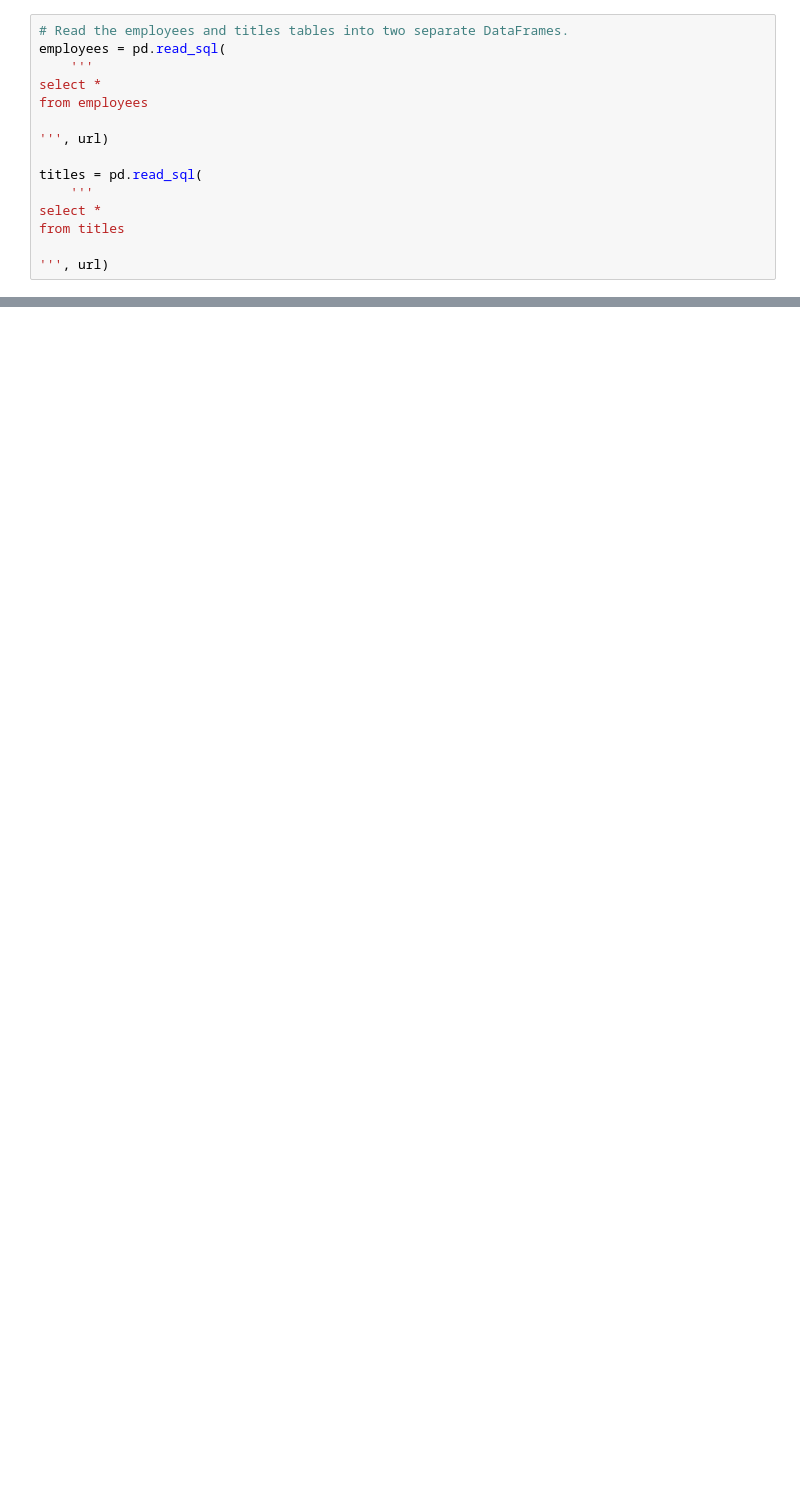
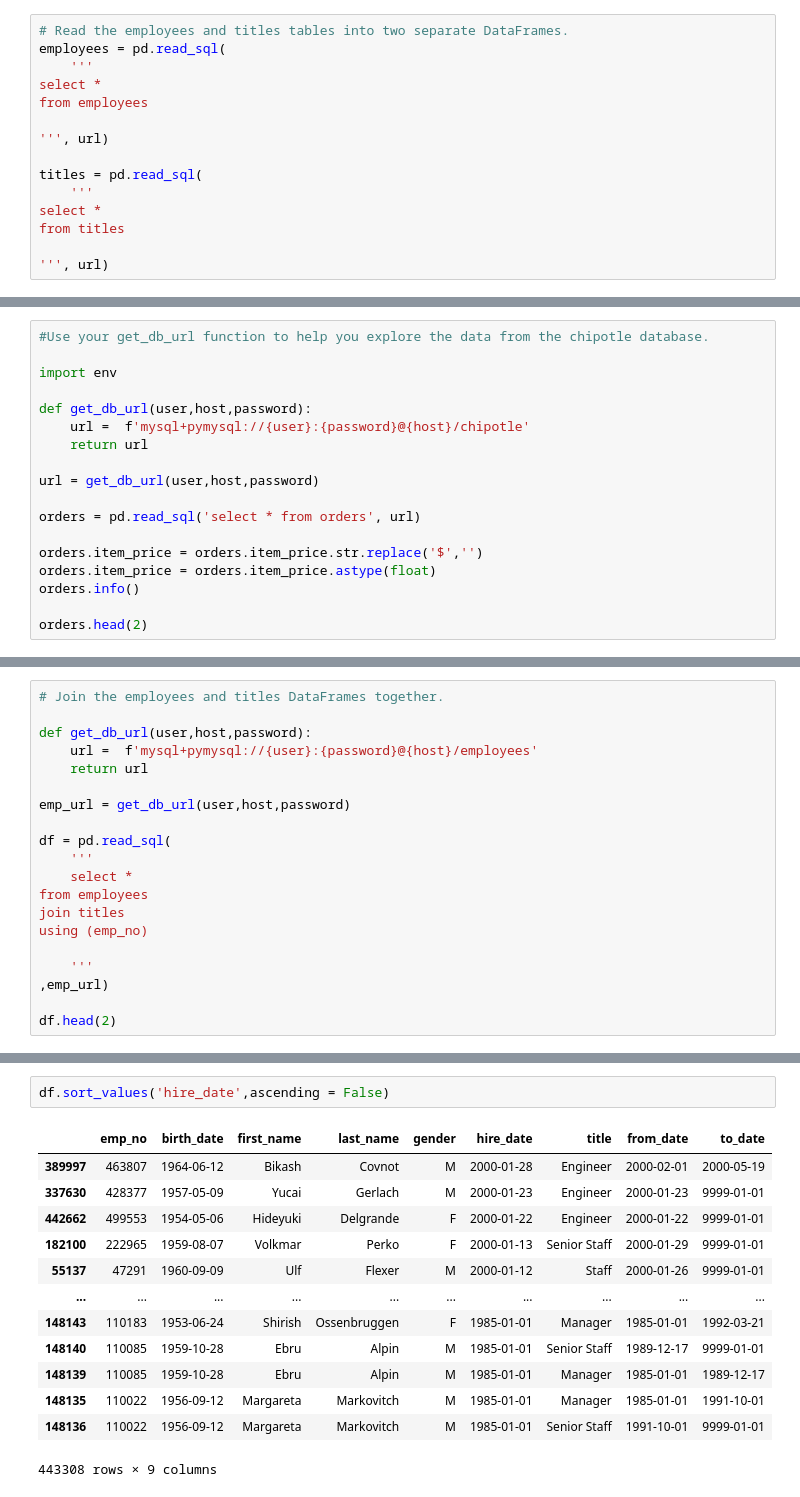
Before and after one commit to kelseyhangyu/ds-libraries-exercises, a Jupyter notebook: advanced_dataframes.ipynb, the cells around one changed output, grey strips where cells are left out. Drawn from its saved outputs; the diff is of its cells as text; blank space fills up the shorter version.

```diff
--- a/advanced_dataframes.ipynb
+++ b/advanced_dataframes.ipynb
@@ -140,0 +380,18 @@ print(titles.to_date.min())
+# %%
+#Use your get_db_url function to help you explore the data from the chipotle database.
+
+import env
+
+def get_db_url(user,host,password):
+    url =  f'mysql+pymysql://{user}:{password}@{host}/chipotle'
+    return url
+
+url = get_db_url(user,host,password)
+
+orders = pd.read_sql('select * from orders', url)
+
+orders.item_price = orders.item_price.str.replace('$','')
+orders.item_price = orders.item_price.astype(float)
+orders.info()
+
+orders.head(2)
@@ -140,0 +486,20 @@ print(titles.to_date.min())
+# %%
+# Join the employees and titles DataFrames together.
+
+def get_db_url(user,host,password):
+    url =  f'mysql+pymysql://{user}:{password}@{host}/employees'
+    return url
+
+emp_url = get_db_url(user,host,password)
+
+df = pd.read_sql(
+    '''
+    select *
+from employees
+join titles
+using (emp_no)
+
+    '''
+,emp_url)
+
+df.head(2)
@@ -140,0 +535,16 @@ print(titles.to_date.min())
+# %%
+df.sort_values('hire_date',ascending = False)
+# %% [output]
+|  | emp_no | birth_date | first_name | last_name | gender | hire_date | title | from_date | to_date |
+| 389997 | 463807 | 1964-06-12 | Bikash | Covnot | M | 2000-01-28 | Engineer | 2000-02-01 | 2000-05-19 |
+| 337630 | 428377 | 1957-05-09 | Yucai | Gerlach | M | 2000-01-23 | Engineer | 2000-01-23 | 9999-01-01 |
+| 442662 | 499553 | 1954-05-06 | Hideyuki | Delgrande | F | 2000-01-22 | Engineer | 2000-01-22 | 9999-01-01 |
+| 182100 | 222965 | 1959-08-07 | Volkmar | Perko | F | 2000-01-13 | Senior Staff | 2000-01-29 | 9999-01-01 |
+| 55137 | 47291 | 1960-09-09 | Ulf | Flexer | M | 2000-01-12 | Staff | 2000-01-26 | 9999-01-01 |
+| ... | ... | ... | ... | ... | ... | ... | ... | ... | ... |
+| 148143 | 110183 | 1953-06-24 | Shirish | Ossenbruggen | F | 1985-01-01 | Manager | 1985-01-01 | 1992-03-21 |
+| 148140 | 110085 | 1959-10-28 | Ebru | Alpin | M | 1985-01-01 | Senior Staff | 1989-12-17 | 9999-01-01 |
+| 148139 | 110085 | 1959-10-28 | Ebru | Alpin | M | 1985-01-01 | Manager | 1985-01-01 | 1989-12-17 |
+| 148135 | 110022 | 1956-09-12 | Margareta | Markovitch | M | 1985-01-01 | Manager | 1985-01-01 | 1991-10-01 |
+| 148136 | 110022 | 1956-09-12 | Margareta | Markovitch | M | 1985-01-01 | Senior Staff | 1991-10-01 | 9999-01-01 |
+443308 rows × 9 columns
```
Also changed, not shown: parts of 39 cells of this notebook.
